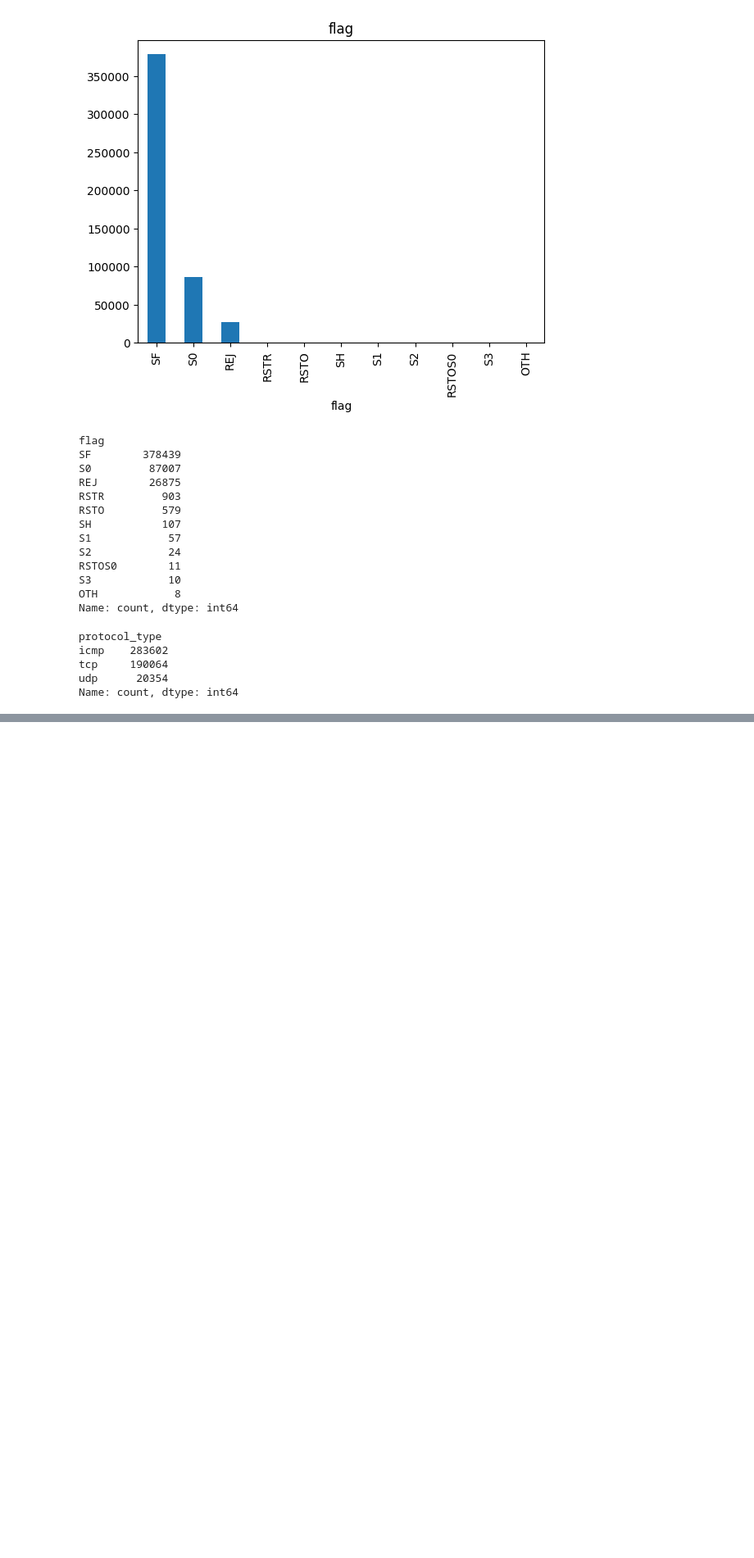
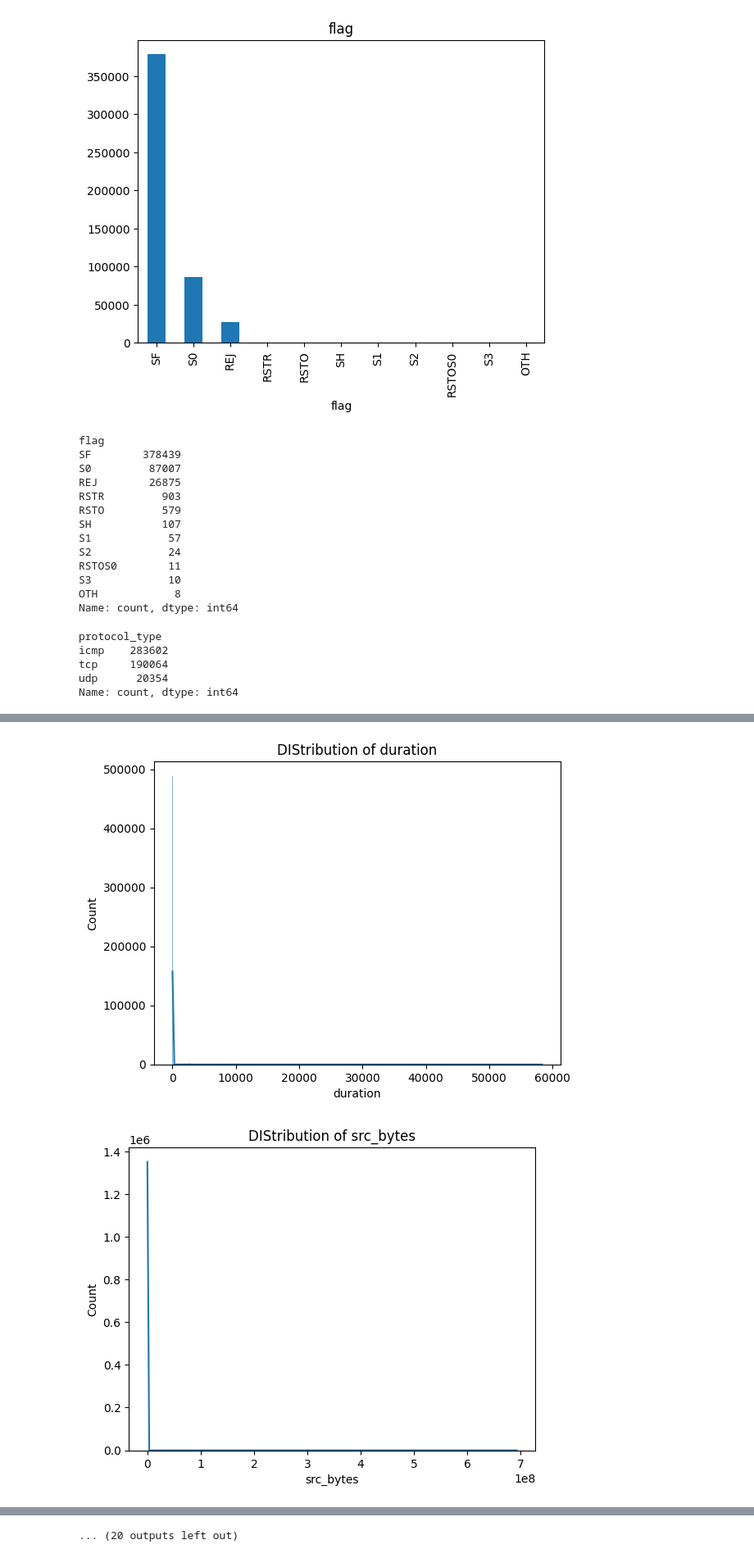
Before and after one commit to biswas-bit/Anamoly-Detection, a Jupyter notebook: analysis/EDA.ipynb, the cells around one changed output, grey strips where cells are left out. Shown at 82% size. Cells and saved outputs as stored; diff of their text form; code cells hidden in the pictures; blank space fills up the shorter version.

Commit message:
distribution check

```diff
--- a/analysis/EDA.ipynb
+++ b/analysis/EDA.ipynb
@@ -166,3 +166,5 @@ icmp    283602
 tcp     190064
 udp      20354
 Name: count, dtype: int64
+# %%
+numerical_cols = df.select_dtypes(include=['int64','float']).columns.tolist()
@@ -168,0 +179,5 @@ Name: count, dtype: int64
+# %%
+numerical_cols = [
+    col for col in numerical_cols
+    if df[col].nunique()>2
+]
@@ -168,0 +204,8 @@ Name: count, dtype: int64
+# %%
+for col in numerical_cols:
+    sns.histplot(df[col], kde=True)
+    plt.title(f"DIStribution of {col}")
+    plt.show()
+# %% [output]
+[figure, added]
+[figure, added]
@@ -168,0 +222 @@ Name: count, dtype: int64
+... (20 outputs left out)
```
Also changed, not shown: parts of 3 cells of this notebook.
